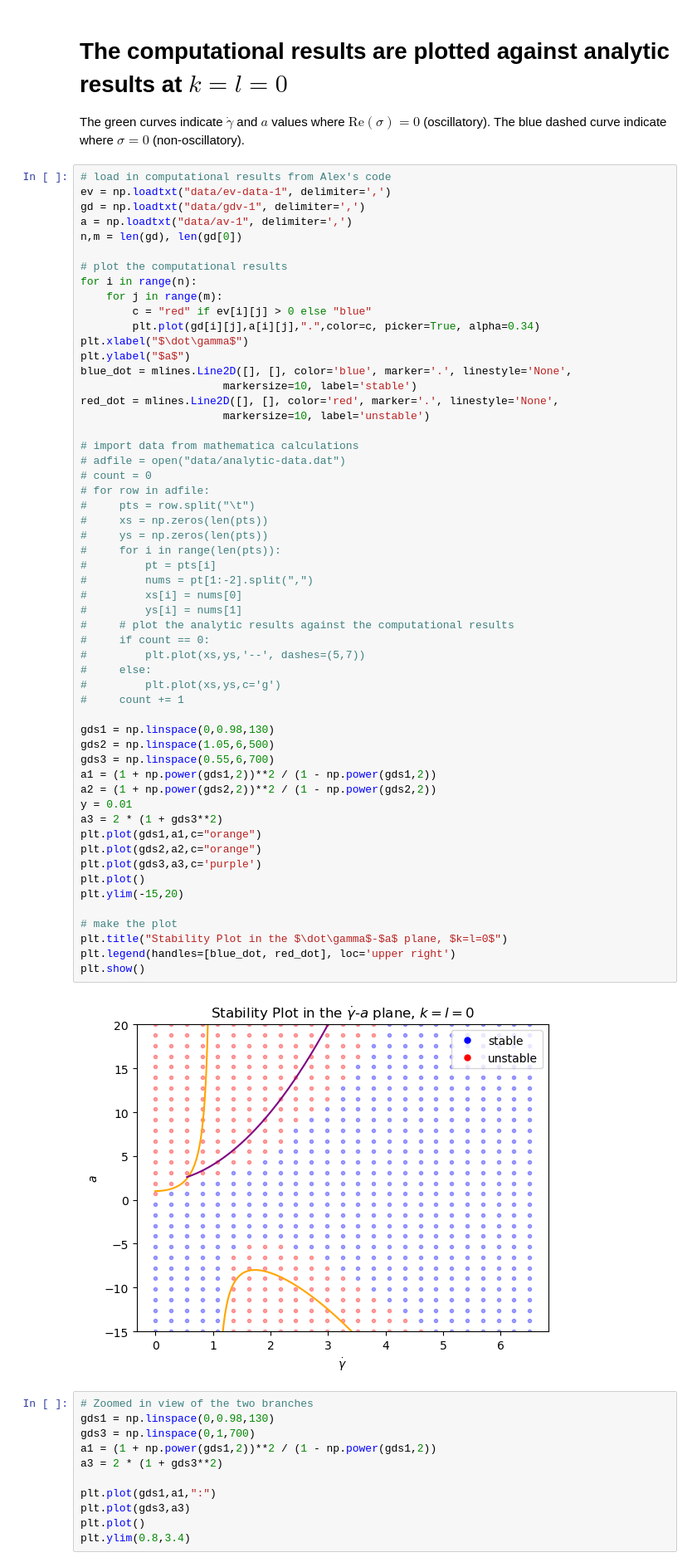
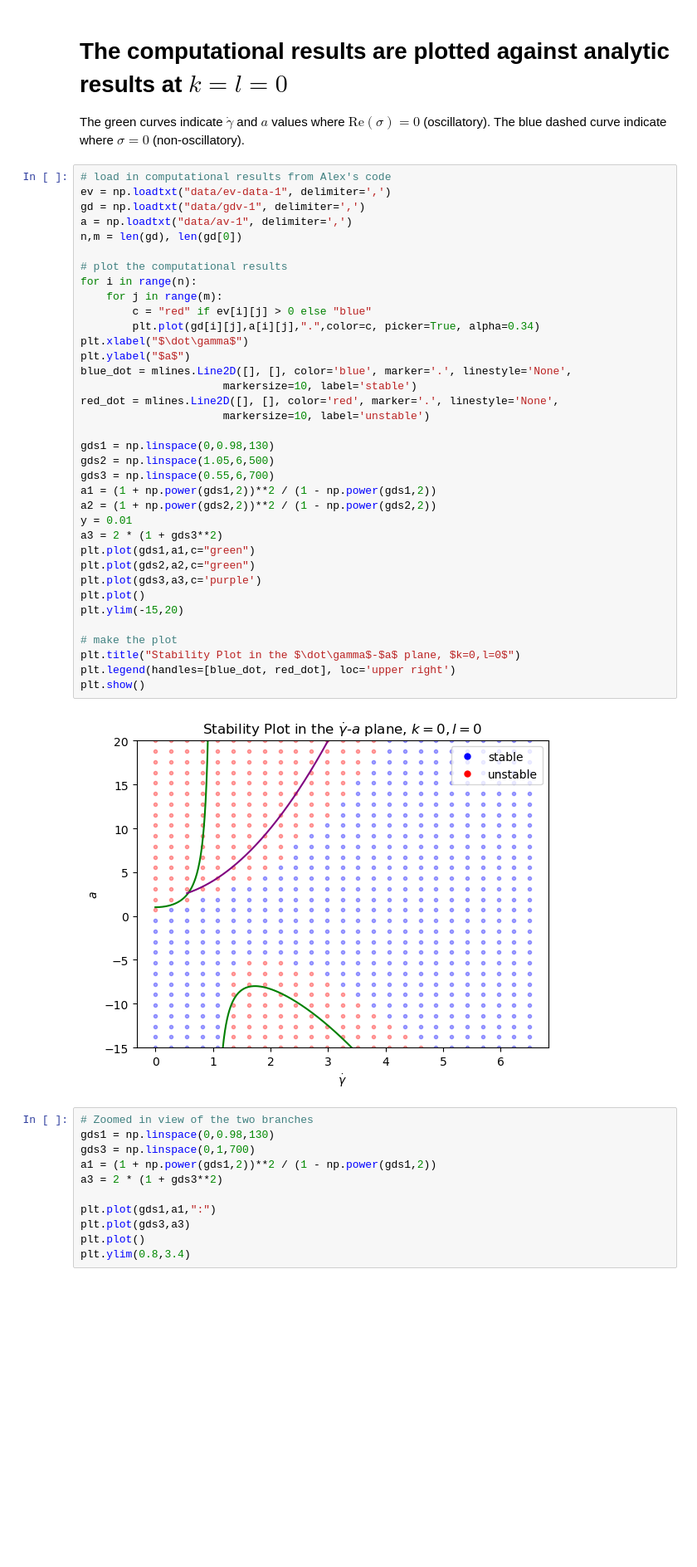
Before and after one commit to jaspercjp/Chebyshev-Pseudospectral-Active-Shear, a Jupyter notebook: python-code/ls2/ev-data-processing.ipynb, the cells around one changed output. Shown at 83% size. Cells and saved outputs as stored; diff of their text form; blank space fills up the shorter version.

```diff
--- a/python-code/ls2/ev-data-processing.ipynb
+++ b/python-code/ls2/ev-data-processing.ipynb
@@ -13,56 +13,37 @@ gd = np.loadtxt("data/gdv-1", delimiter=',')
 a = np.loadtxt("data/av-1", delimiter=',')
 n,m = len(gd), len(gd[0])
 
 # plot the computational results
 for i in range(n):
     for j in range(m):
         c = "red" if ev[i][j] > 0 else "blue"
         plt.plot(gd[i][j],a[i][j],".",color=c, picker=True, alpha=0.34)
 plt.xlabel("$\dot\gamma$")
 plt.ylabel("$a$")
 blue_dot = mlines.Line2D([], [], color='blue', marker='.', linestyle='None',
                       markersize=10, label='stable')
 red_dot = mlines.Line2D([], [], color='red', marker='.', linestyle='None',
                       markersize=10, label='unstable')
 
-# import data from mathematica calculations
-# adfile = open("data/analytic-data.dat")
-# count = 0
-# for row in adfile:
-#     pts = row.split("\t")
-#     xs = np.zeros(len(pts))
-#     ys = np.zeros(len(pts))
-#     for i in range(len(pts)):
-#         pt = pts[i]
-#         nums = pt[1:-2].split(",")
-#         xs[i] = nums[0]
-#         ys[i] = nums[1]
-#     # plot the analytic results against the computational results
-#     if count == 0:
-#         plt.plot(xs,ys,'--', dashes=(5,7))
-#     else:
-#         plt.plot(xs,ys,c='g')
-#     count += 1
-
 gds1 = np.linspace(0,0.98,130)
 gds2 = np.linspace(1.05,6,500)
 gds3 = np.linspace(0.55,6,700)
 a1 = (1 + np.power(gds1,2))**2 / (1 - np.power(gds1,2))
 a2 = (1 + np.power(gds2,2))**2 / (1 - np.power(gds2,2))
 y = 0.01
 a3 = 2 * (1 + gds3**2)
-plt.plot(gds1,a1,c="orange")
-plt.plot(gds2,a2,c="orange")
+plt.plot(gds1,a1,c="green")
+plt.plot(gds2,a2,c="green")
 plt.plot(gds3,a3,c='purple')
 plt.plot()
 plt.ylim(-15,20)
 
 # make the plot
-plt.title("Stability Plot in the $\dot\gamma$-$a$ plane, $k=l=0$")
+plt.title("Stability Plot in the $\dot\gamma$-$a$ plane, $k=0,l=0$")
 plt.legend(handles=[blue_dot, red_dot], loc='upper right')
 plt.show()
 # %% [output]
-[figure, old version]
+[figure, new version]
 # %%
 # Zoomed in view of the two branches
 gds1 = np.linspace(0,0.98,130)
```
Also changed, not shown: 5 other files.
